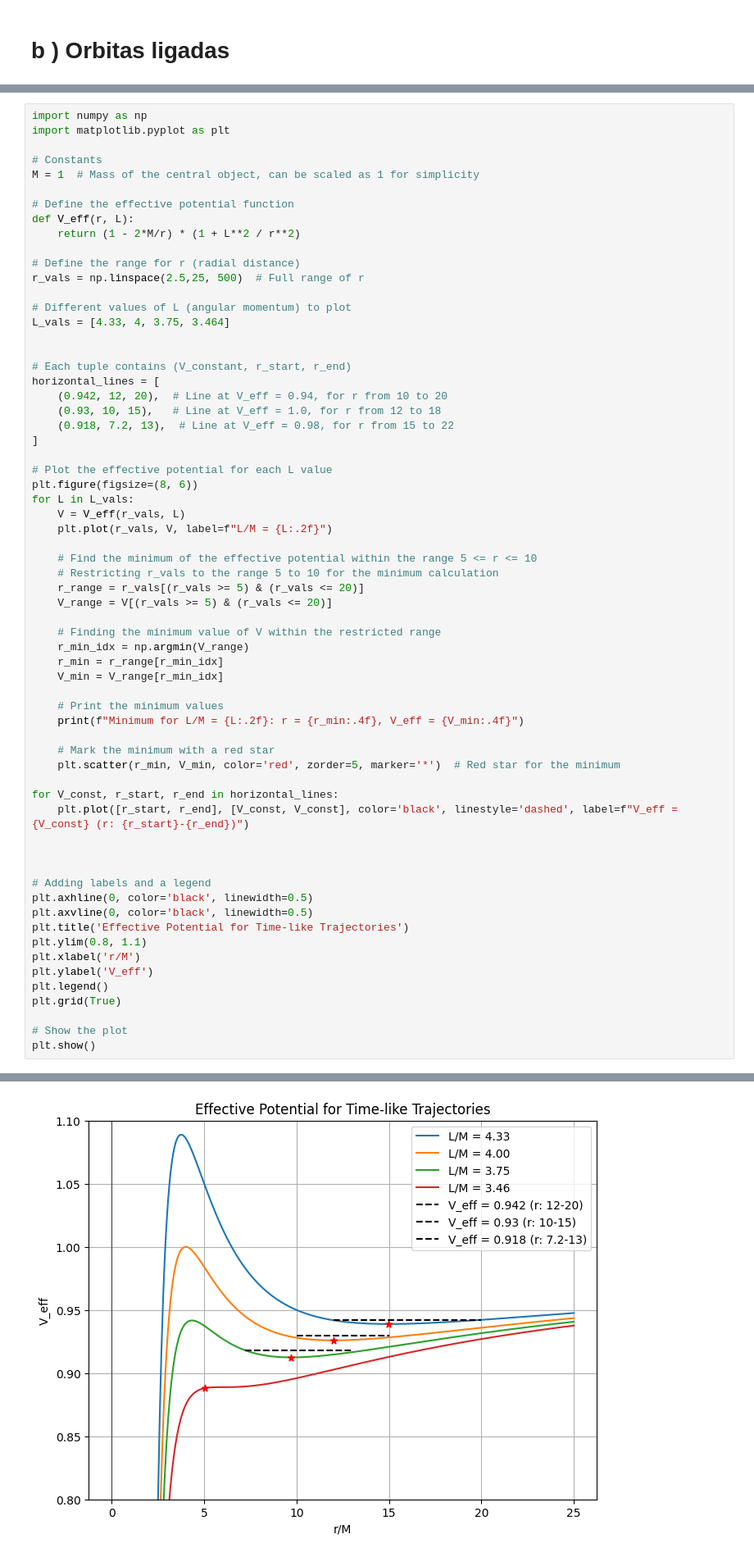
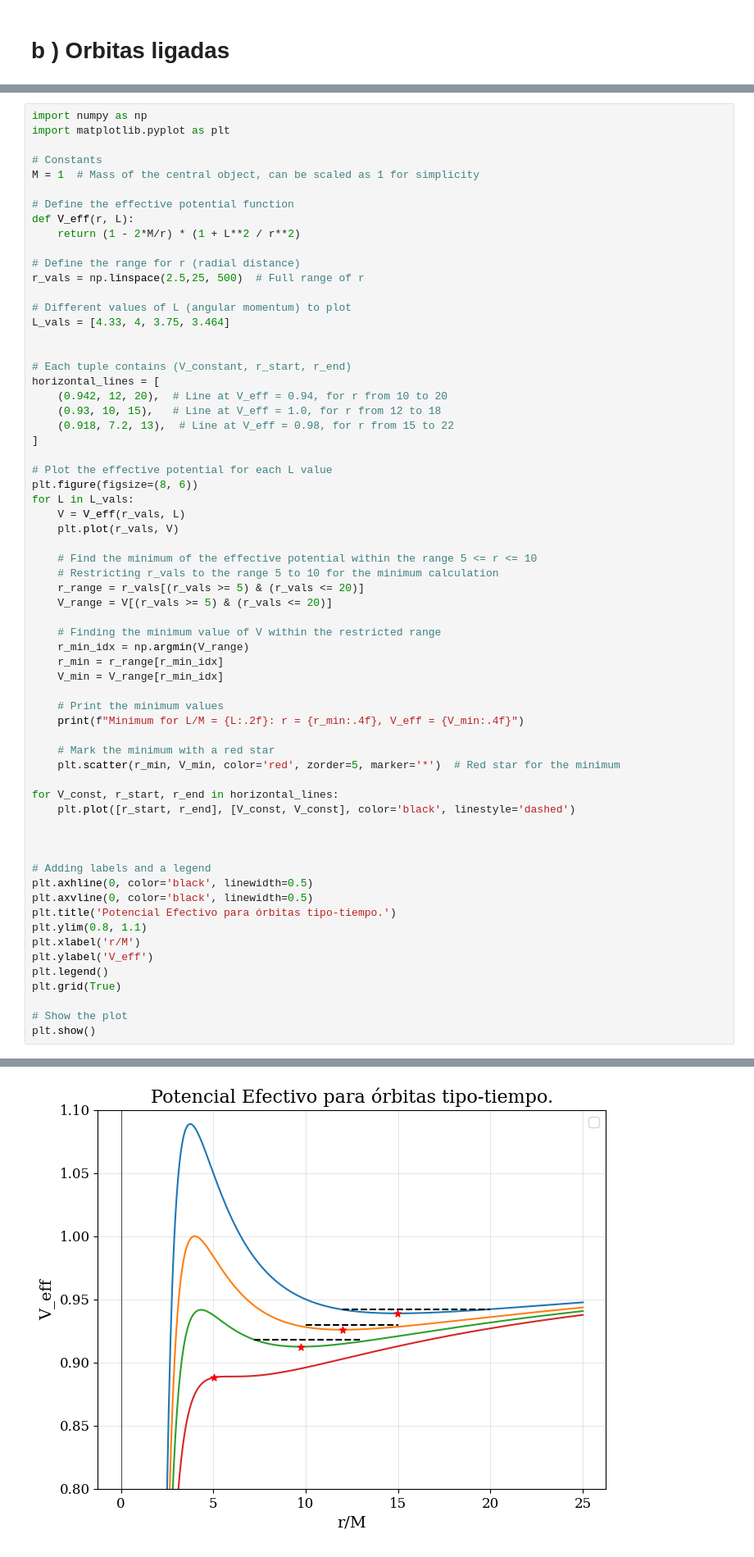
Before and after one commit to Robboppen/General-Relativity, a Jupyter notebook: time-like-geodesics-SchwarzschildSpaceTime/Geodesics_Schwarzschild_Spacetime.ipynb, the cells around one changed output, grey strips where cells are left out. Shown at 82% size. Cells and saved outputs as stored; diff of their text form.

```diff
--- a/time-like-geodesics-SchwarzschildSpaceTime/Geodesics_Schwarzschild_Spacetime.ipynb
+++ b/time-like-geodesics-SchwarzschildSpaceTime/Geodesics_Schwarzschild_Spacetime.ipynb
@@ -241,7 +241,7 @@ horizontal_lines = [
 plt.figure(figsize=(8, 6))
 for L in L_vals:
     V = V_eff(r_vals, L)
-    plt.plot(r_vals, V, label=f"L/M = {L:.2f}")
+    plt.plot(r_vals, V)
 
     # Find the minimum of the effective potential within the range 5 <= r <= 10
     # Restricting r_vals to the range 5 to 10 for the minimum calculation
@@ -252,36 +252,36 @@ for L in L_vals:
     r_min_idx = np.argmin(V_range)
     r_min = r_range[r_min_idx]
     V_min = V_range[r_min_idx]
 
     # Print the minimum values
     print(f"Minimum for L/M = {L:.2f}: r = {r_min:.4f}, V_eff = {V_min:.4f}")
 
     # Mark the minimum with a red star
     plt.scatter(r_min, V_min, color='red', zorder=5, marker='*')  # Red star for the minimum
 
 for V_const, r_start, r_end in horizontal_lines:
-    plt.plot([r_start, r_end], [V_const, V_const], color='black', linestyle='dashed', label=f"V_eff = {V_const} (r: {r_start}-{r_end})")
+    plt.plot([r_start, r_end], [V_const, V_const], color='black', linestyle='dashed')
 
 
 
 # Adding labels and a legend
 plt.axhline(0, color='black', linewidth=0.5)
 plt.axvline(0, color='black', linewidth=0.5)
-plt.title('Effective Potential for Time-like Trajectories')
+plt.title('Potencial Efectivo para órbitas tipo-tiempo.')
 plt.ylim(0.8, 1.1)
 plt.xlabel('r/M')
 plt.ylabel('V_eff')
 plt.legend()
 plt.grid(True)
 
 # Show the plot
 plt.show()
 # %% [output]
 Minimum for L/M = 4.33: r = 14.9900, V_eff = 0.9389
 Minimum for L/M = 4.00: r = 12.0140, V_eff = 0.9259
 Minimum for L/M = 3.75: r = 9.7144, V_eff = 0.9125
 Minimum for L/M = 3.46: r = 5.0251, V_eff = 0.8881
-[figure, old version]
+[figure, new version]
 # %% [markdown]
 $$\left(\frac{d \chi }{d \phi} \right)^2 = 1-2\mu(3+e \cos \chi) = (1 - 6\mu +2e\mu ) - 4\mu e \cos^2 \frac{1}{2}\chi$$
 
```
Also changed, not shown: parts of 9 cells of this notebook, 1 other file.
